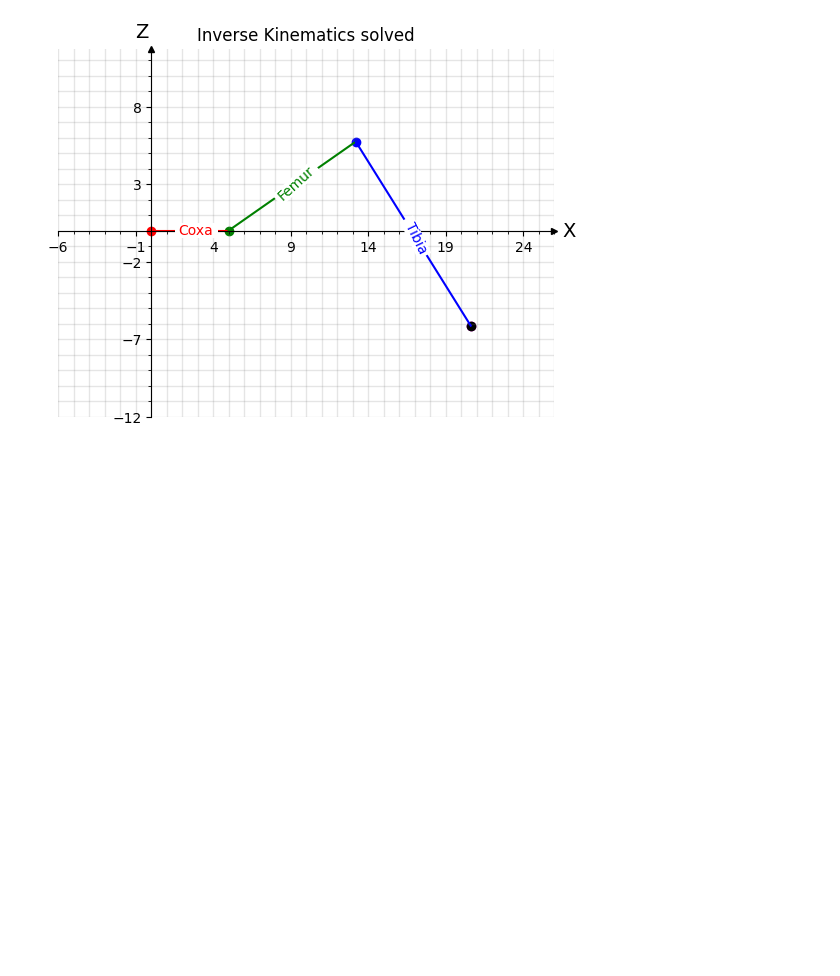
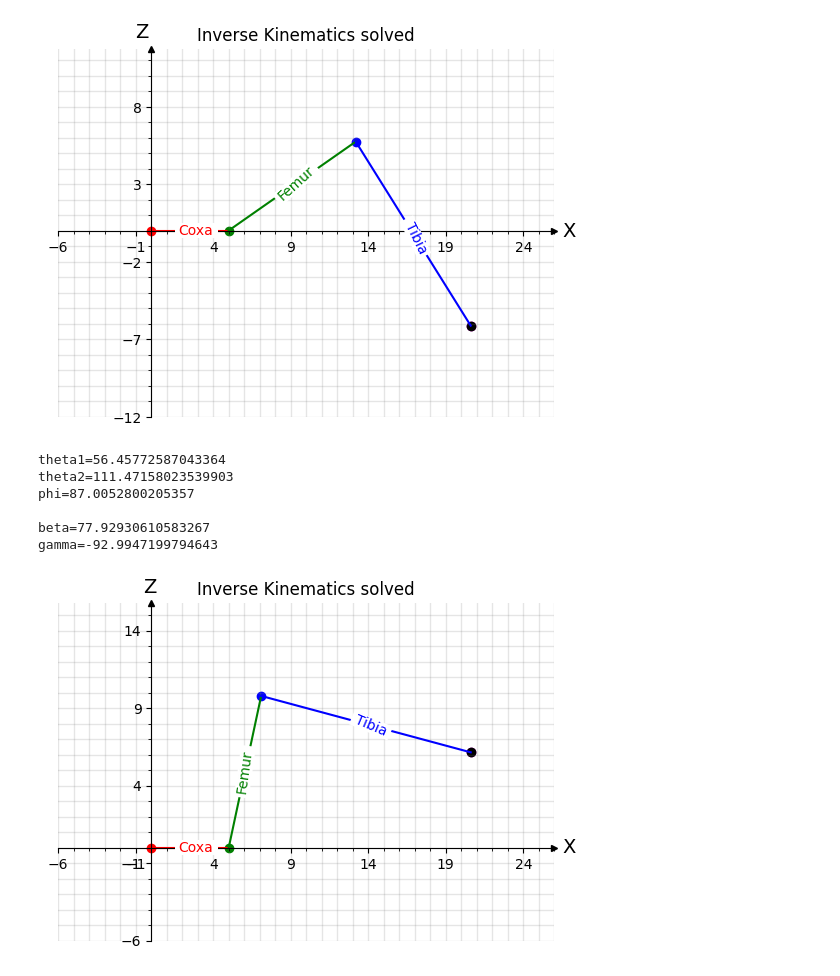
Before and after one commit to Dr-QP/Dr.QP, a Jupyter notebook: packages/runtime/drqp_brain/notebooks/getting_started_with_robot_ik.ipynb, the cells around one changed output. Cells and saved outputs as stored; diff of their text form; code cells hidden in the pictures; blank space fills up the shorter version.

```diff
--- a/packages/runtime/drqp_brain/notebooks/getting_started_with_robot_ik.ipynb
+++ b/packages/runtime/drqp_brain/notebooks/getting_started_with_robot_ik.ipynb
@@ -329,3 +332,13 @@ phi=87.0052800205357
 beta=34.98614563503463
 gamma=-92.9947199794643
 [figure]
+# %%
+solve_and_plot_at_target(Point(20.61, 6.14, label='Foot target'))
+# %% [output]
+theta1=56.45772587043364
+theta2=111.47158023539903
+phi=87.0052800205357
+
+beta=77.92930610583267
+gamma=-92.9947199794643
+[figure, added]
```
Also changed, not shown: parts of 2 cells of this notebook.
